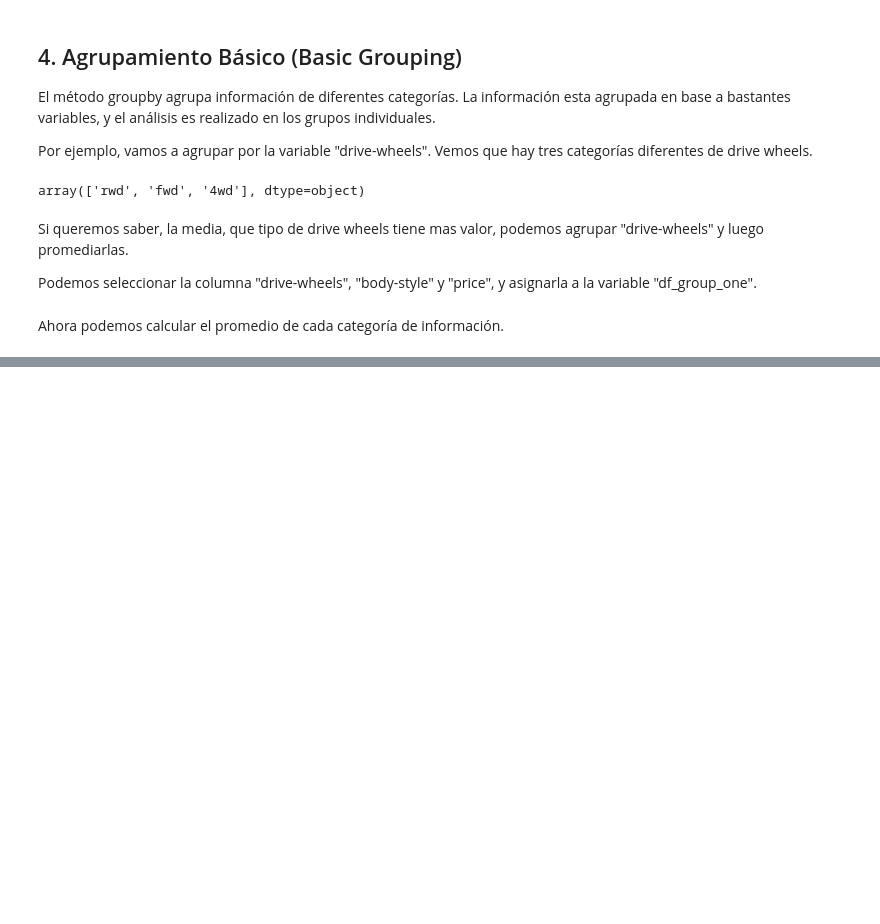
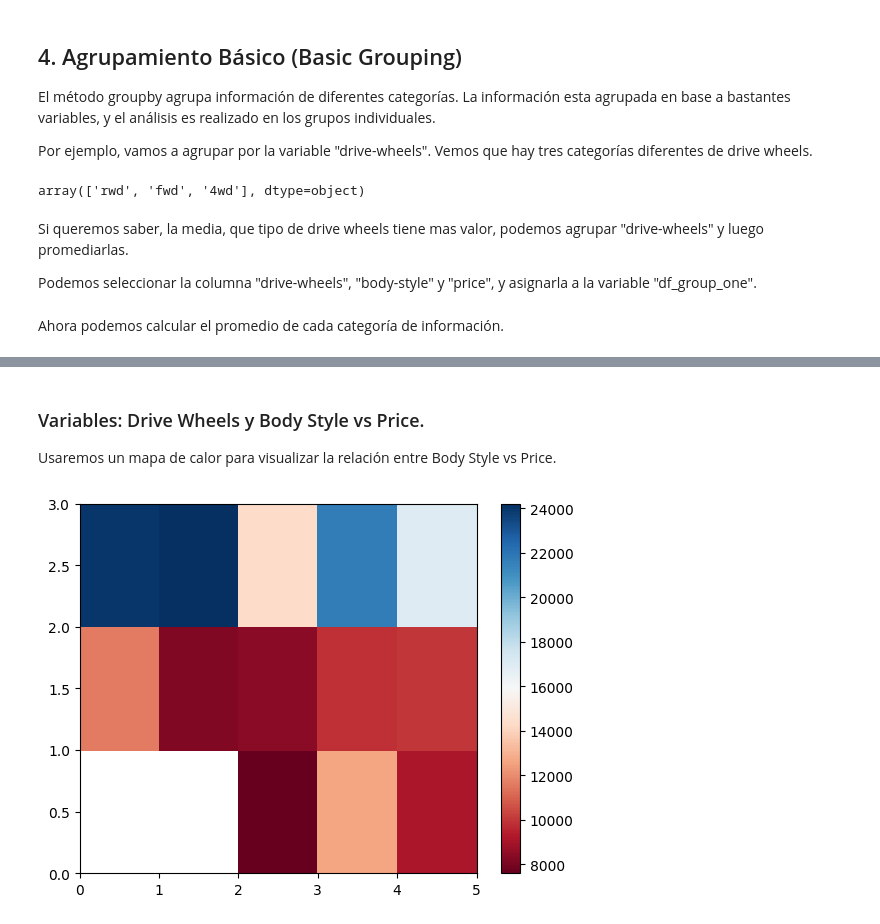
Before and after one commit to reivincitot/Cursos-IBM, a Jupyter notebook: Data Analysis with Python/Data Analysis With Python.ipynb, the cells around one changed output, grey strips where cells are left out. Cells and saved outputs as stored; diff of their text form; code cells hidden in the pictures; blank space fills up the shorter version.

```diff
--- a/Data Analysis with Python/Data Analysis With Python.ipynb
+++ b/Data Analysis with Python/Data Analysis With Python.ipynb
@@ -362,0 +378,3 @@ df_group_one
+# %%
+grouped_pivot = grouped_test1.pivot(index="drive-wheels",columns="body-style")
+grouped_pivot
@@ -362,0 +404,10 @@ df_group_one
+# %% [markdown]
+### Variables: Drive Wheels y Body Style vs Price.
+
+Usaremos un mapa de calor para visualizar la relación entre Body Style vs Price.
+# %%
+plt.pcolor(grouped_pivot,cmap="RdBu")
+plt.colorbar()
+plt.show()
+# %% [output]
+[figure, added]
```
Also changed, not shown: parts of 13 cells of this notebook.
